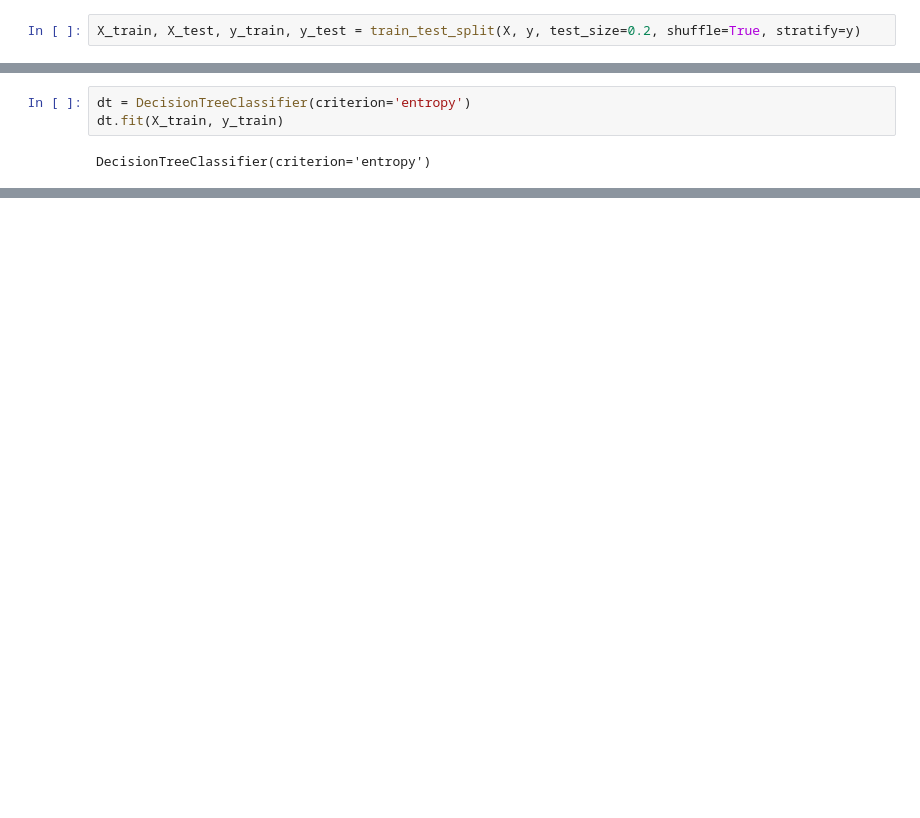
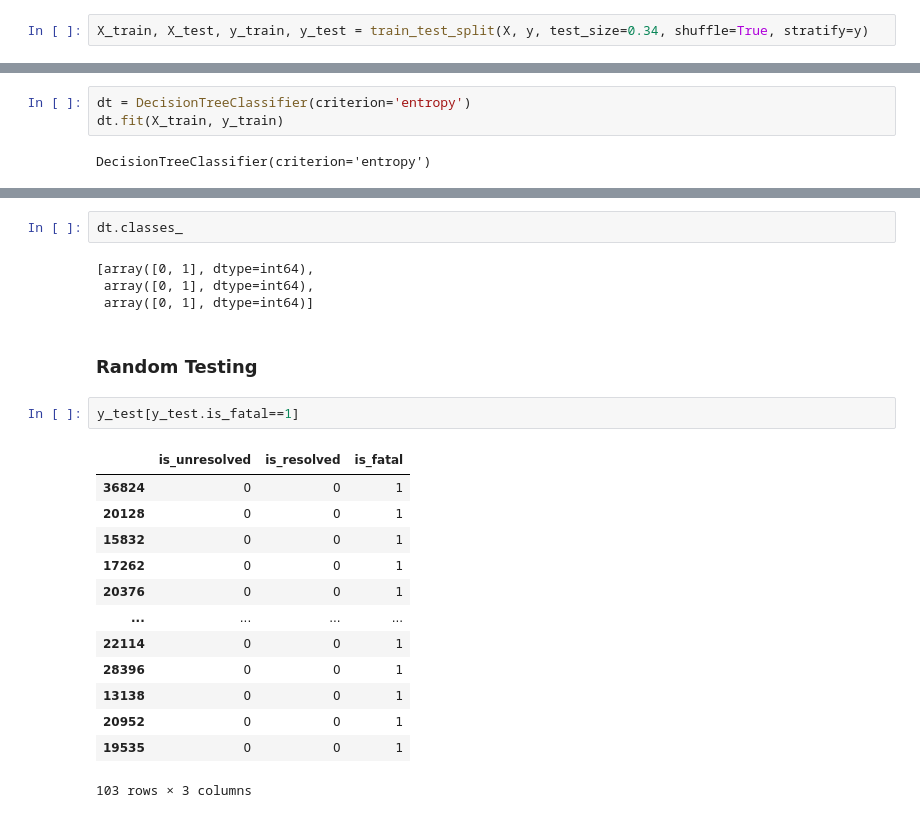
Before and after one commit to vekshan/Covid-19-Tracking-and-Lifestyle-Trends, a Jupyter notebook: Data Mining/Data Mining.ipynb, the cells around one changed output, grey strips where cells are left out. Cells and saved outputs as stored; diff of their text form; blank space fills up the shorter version.

```diff
--- a/Data Mining/ML and Postgres.ipynb
+++ b/Data Mining/Data Mining.ipynb
@@ -198,2 +201,2 @@ X
 # %%
-X_train, X_test, y_train, y_test = train_test_split(X, y, test_size=0.2, shuffle=True, stratify=y)
+X_train, X_test, y_train, y_test = train_test_split(X, y, test_size=0.34, shuffle=True, stratify=y)
@@ -254,0 +270,24 @@ print(export_text(decision_tree = dt, feature_names = list(X.columns), max_depth
+# %%
+dt.classes_
+# %% [output]
+[array([0, 1], dtype=int64),
+ array([0, 1], dtype=int64),
+ array([0, 1], dtype=int64)]
+# %% [markdown]
+### Random Testing
+# %%
+y_test[y_test.is_fatal==1]
+# %% [output]
+|  | is_unresolved | is_resolved | is_fatal |
+| 36824 | 0 | 0 | 1 |
+| 20128 | 0 | 0 | 1 |
+| 15832 | 0 | 0 | 1 |
+| 17262 | 0 | 0 | 1 |
+| 20376 | 0 | 0 | 1 |
+| ... | ... | ... | ... |
+| 22114 | 0 | 0 | 1 |
+| 28396 | 0 | 0 | 1 |
+| 13138 | 0 | 0 | 1 |
+| 20952 | 0 | 0 | 1 |
+| 19535 | 0 | 0 | 1 |
+103 rows × 3 columns
```
Also changed, not shown: parts of 34 cells of this notebook, 6 other files.
